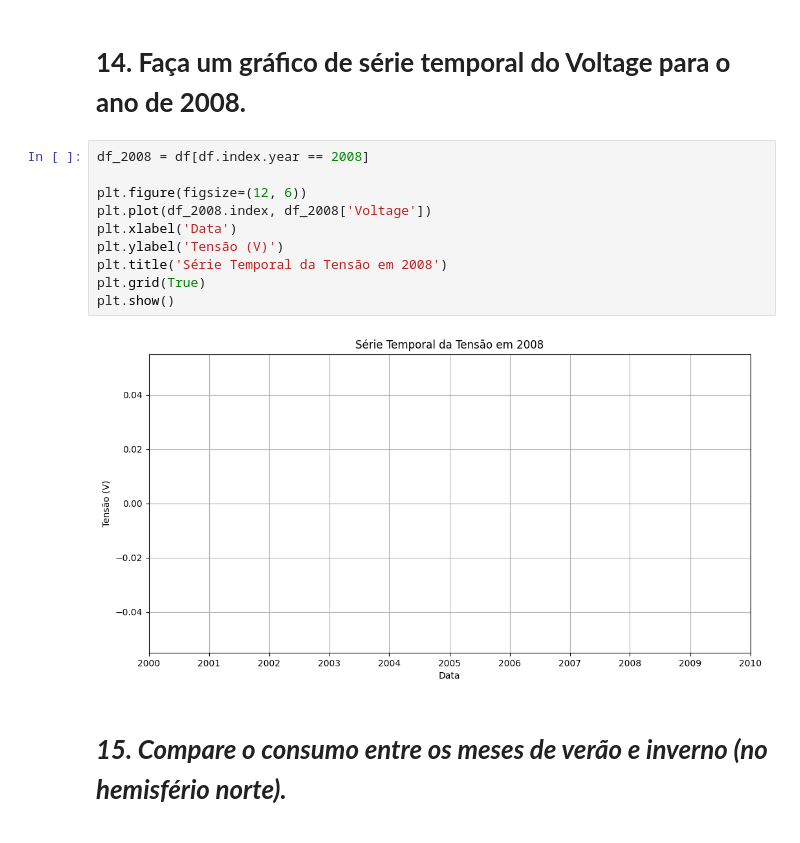
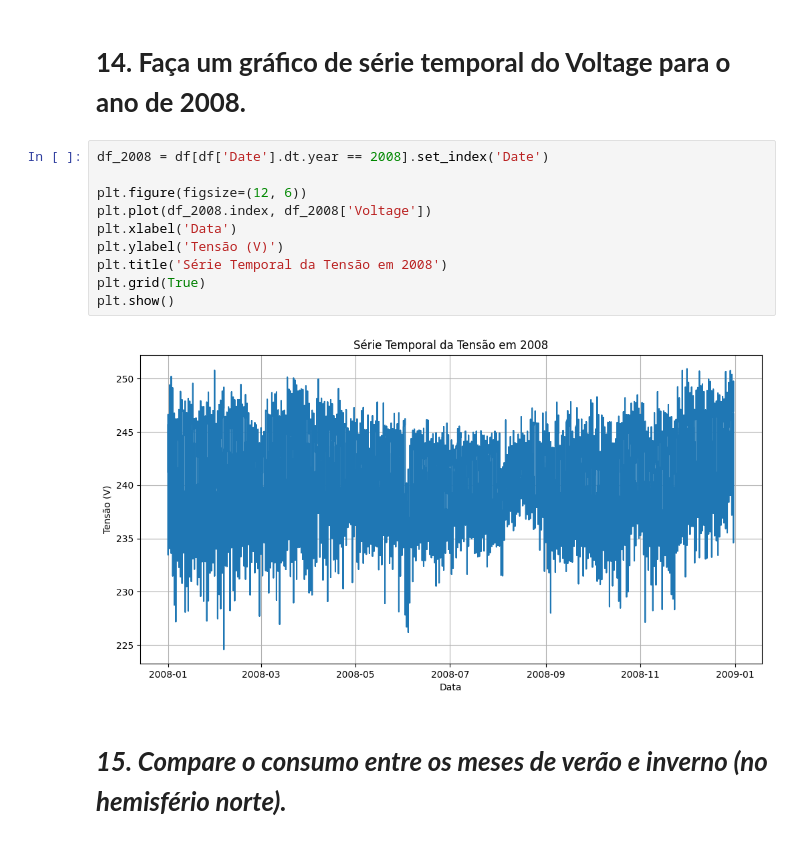
Before and after one commit to PedroH-07/Checkpoint1-SERS, a Jupyter notebook: CP01_SERS.ipynb, the cells around one changed output. Saved outputs shown, nothing was run; the diff lists cells and outputs as text.

```diff
--- a/CP01_SERS.ipynb
+++ b/CP01_SERS.ipynb
@@ -211,17 +234,17 @@ dtype: float64
 # %% [markdown]
 # **14. Faça um gráfico de série temporal do Voltage para o ano de 2008.**
 # %%
-df_2008 = df[df.index.year == 2008]
+df_2008 = df[df['Date'].dt.year == 2008].set_index('Date')
 
 plt.figure(figsize=(12, 6))
 plt.plot(df_2008.index, df_2008['Voltage'])
 plt.xlabel('Data')
 plt.ylabel('Tensão (V)')
 plt.title('Série Temporal da Tensão em 2008')
 plt.grid(True)
 plt.show()
 # %% [output]
-[figure, old version]
+[figure, new version]
 # %% [markdown]
 # ***15. Compare o consumo entre os meses de verão e inverno (no hemisfério norte).***
 # %%
```
Also changed, not shown: parts of 41 cells of this notebook.
